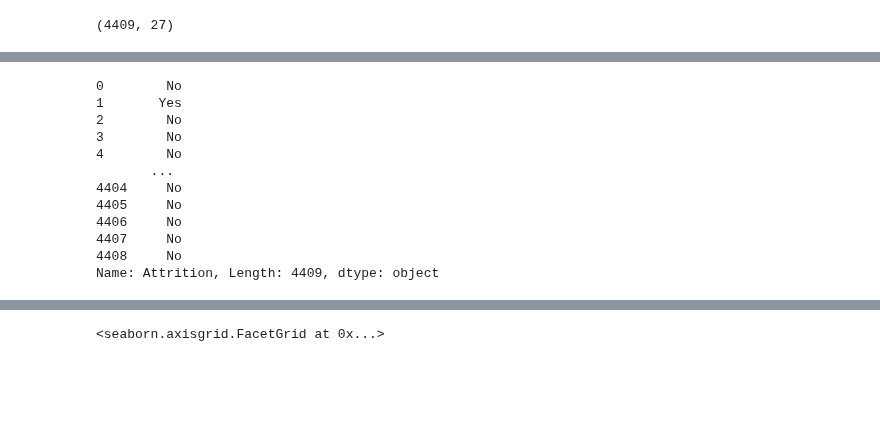
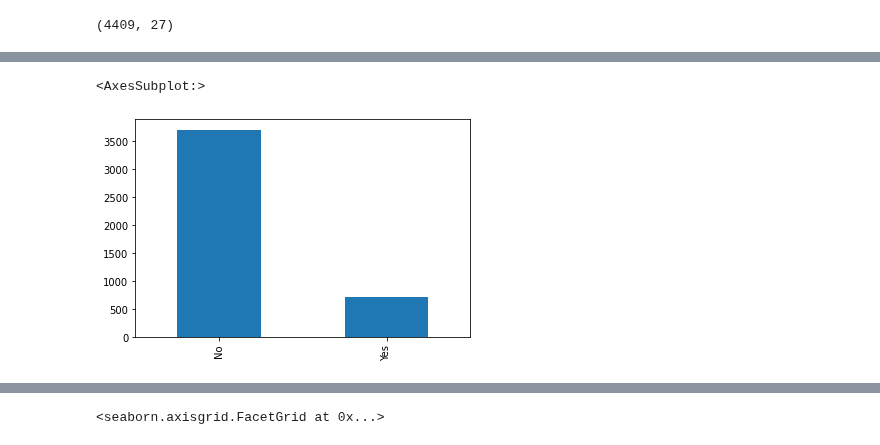
Before and after one commit to Killian-drh/Projet-HR-Analysis, a Jupyter notebook: NT_Projet_IA.ipynb, the cells around one changed output, grey strips where cells are left out. Saved outputs shown, nothing was run; the diff lists cells and outputs as text; code cells hidden in the pictures; blank space fills up the shorter version.

```diff
--- a/NT_Projet_IA.ipynb
+++ b/NT_Projet_IA.ipynb
@@ -403,22 +313,11 @@ df.describe()
 | 75% | 43.000000 | 14.000000 | 4.000000 | 3307.000000 | 3.000000 | 83800.000000 | 4.000000 | ... |
 | max | 60.000000 | 29.000000 | 5.000000 | 4409.000000 | 5.000000 | 199990.000000 | 9.000000 | ... |
 # %%
-#df['Attrition'].value_counts().plot.bar()
+df['Attrition'].value_counts().plot.bar()
+# %% [output]
+<AxesSubplot:>
+[figure, added]
 # %%
-#df.groupby(['Gender']).mean()
-df['Attrition']
+df.groupby(['Gender']).mean()
-# %% [output]
-0        No
-1       Yes
-2        No
-3        No
-4        No
-       ...
-4404     No
-4405     No
-4406     No
-4407     No
-4408     No
-Name: Attrition, Length: 4409, dtype: object
 # %%
 #Divide into NumericalColumns
```
Also changed, not shown: parts of 16 cells of this notebook.
